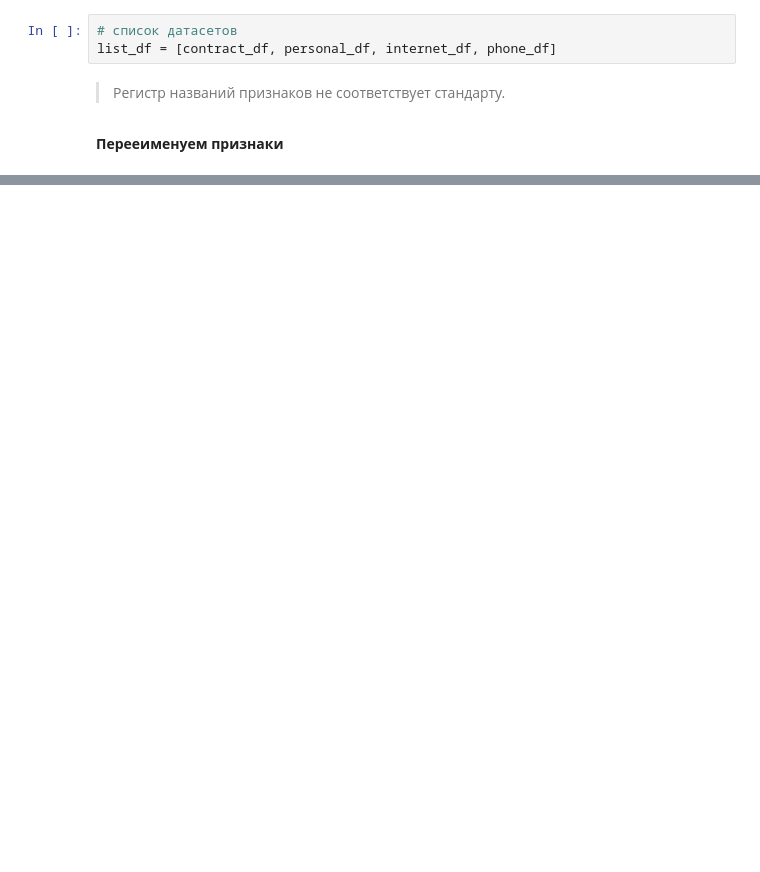
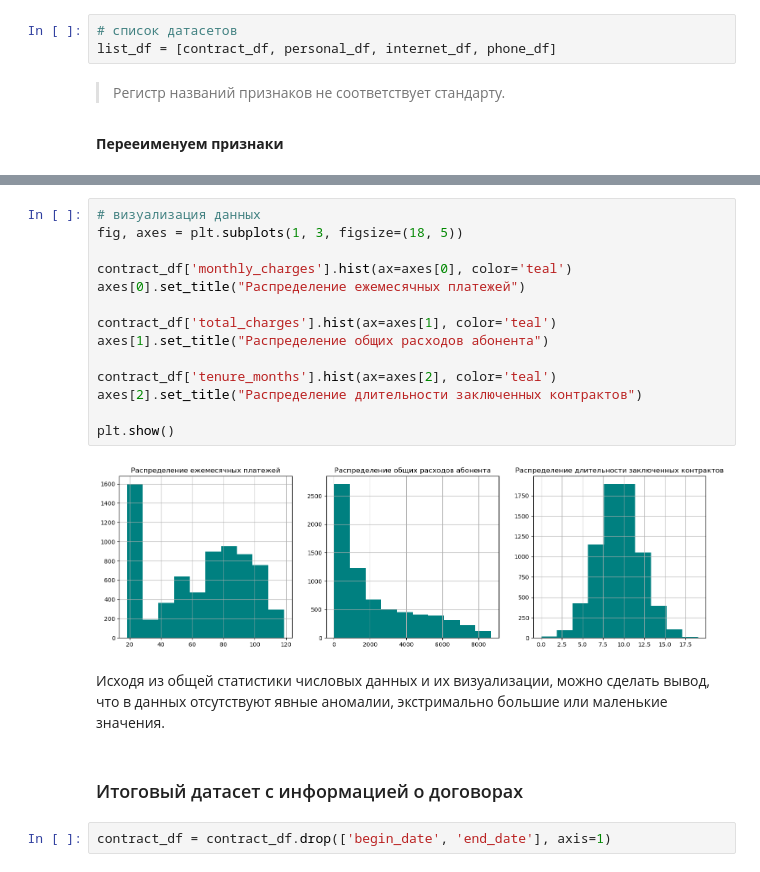
Before and after one commit to Denis-Mukhanov/client-churn-prediction, a Jupyter notebook: client_churn_prediction.ipynb, the cells around one changed output, grey strips where cells are left out. Cells and saved outputs as stored; diff of their text form; blank space fills up the shorter version.

```diff
--- a/client_churn_prediction.ipynb
+++ b/client_churn_prediction.ipynb
@@ -316,0 +529,22 @@ df
+# %%
+# визуализация данных
+fig, axes = plt.subplots(1, 3, figsize=(18, 5))
+
+contract_df['monthly_charges'].hist(ax=axes[0], color='teal')
+axes[0].set_title("Распределение ежемесячных платежей")
+
+contract_df['total_charges'].hist(ax=axes[1], color='teal')
+axes[1].set_title("Распределение общих расходов абонента")
+
+contract_df['tenure_months'].hist(ax=axes[2], color='teal')
+axes[2].set_title("Распределение длительности заключенных контрактов")
+
+plt.show()
+# %% [output]
+[figure, added]
+# %% [markdown]
+Исходя из общей статистики числовых данных и их визуализации, можно сделать вывод, что в данных отсутствуют явные аномалии, экстримально большие или маленькие значения.
+# %% [markdown]
+### Итоговый датасет с информацией о договорах
+# %%
+contract_df = contract_df.drop(['begin_date', 'end_date'], axis=1)
```
Also changed, not shown: parts of 65 cells of this notebook.
